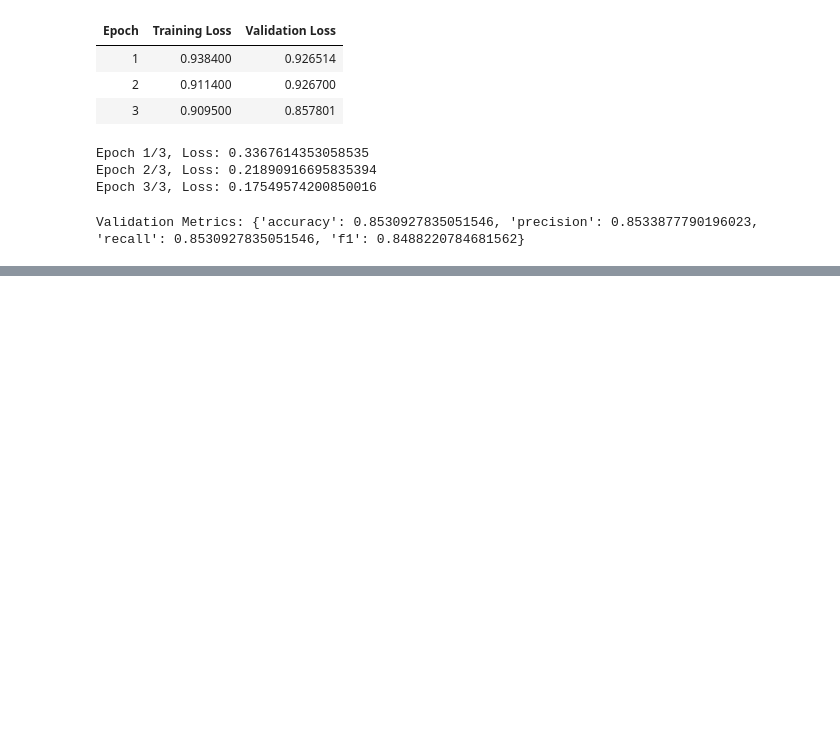
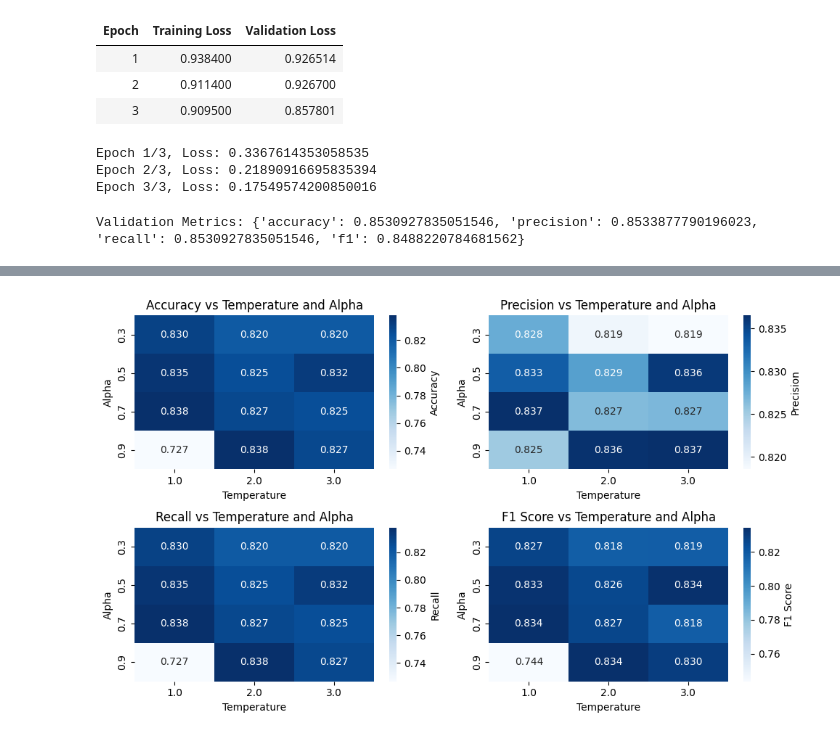
Before and after one commit to emrekuruu/Fine-Tune, a Jupyter notebook: knowledge_distil_roberta_vs_distilbert.ipynb, the cells around one changed output, grey strips where cells are left out. Cells and saved outputs as stored; diff of their text form; code cells hidden in the pictures; blank space fills up the shorter version.

```diff
--- a/knowledge_distil_roberta_vs_distilbert.ipynb
+++ b/knowledge_distil_roberta_vs_distilbert.ipynb
@@ -474,0 +516,3 @@ Validation Metrics: {'accuracy': 0.8530927835051546, 'precision': 0.853387779019
+# %%
+teacher_model = AutoModelForSequenceClassification.from_pretrained("roberta-base", num_labels=3).to("cuda")
+teacher_model.eval()
@@ -474,0 +539,7 @@ Validation Metrics: {'accuracy': 0.8530927835051546, 'precision': 0.853387779019
+# %%
+temperature_values = [1.0, 2.0, 3.0]
+alpha_values = [0.3, 0.5, 0.7, 0.9]
+# %%
+best_params = None
+best_accuracy = float("-inf")
+best_metrics = None
@@ -474,0 +642,37 @@ Validation Metrics: {'accuracy': 0.8530927835051546, 'precision': 0.853387779019
+# %%
+# Set up the figure
+plt.figure(figsize=(10, 6))
+
+# Plot Accuracy
+plt.subplot(2, 2, 1)
+sns.heatmap(df.pivot(index="alpha", columns="temperature", values="accuracy"), annot=True, cmap="Blues", fmt=".3f", cbar_kws={'label': 'Accuracy'})
+plt.title("Accuracy vs Temperature and Alpha")
+plt.xlabel("Temperature")
+plt.ylabel("Alpha")
+
+# Plot Precision
+plt.subplot(2, 2, 2)
+sns.heatmap(df.pivot(index="alpha", columns="temperature", values="precision"), annot=True, cmap="Blues", fmt=".3f", cbar_kws={'label': 'Precision'})
+plt.title("Precision vs Temperature and Alpha")
+plt.xlabel("Temperature")
+plt.ylabel("Alpha")
+
+# Plot Recall
+plt.subplot(2, 2, 3)
+sns.heatmap(df.pivot(index="alpha", columns="temperature", values="recall"), annot=True, cmap="Blues", fmt=".3f", cbar_kws={'label': 'Recall'})
+plt.title("Recall vs Temperature and Alpha")
+plt.xlabel("Temperature")
+plt.ylabel("Alpha")
+
+# Plot F1 Score
+plt.subplot(2, 2, 4)
+sns.heatmap(df.pivot(index="alpha", columns="temperature", values="f1"), annot=True, cmap="Blues", fmt=".3f", cbar_kws={'label': 'F1 Score'})
+plt.title("F1 Score vs Temperature and Alpha")
+plt.xlabel("Temperature")
+plt.ylabel("Alpha")
+
+# Show the plots
+plt.tight_layout()
+plt.show()
+# %% [output]
+[figure, added]
```
Also changed, not shown: parts of 14 cells of this notebook.
